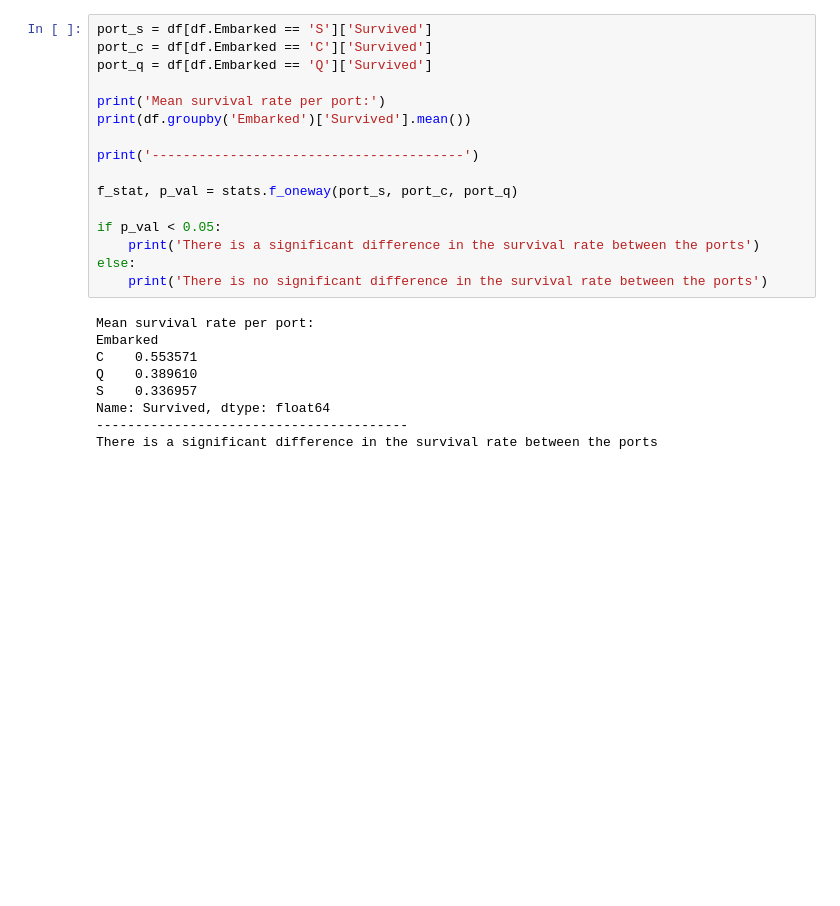
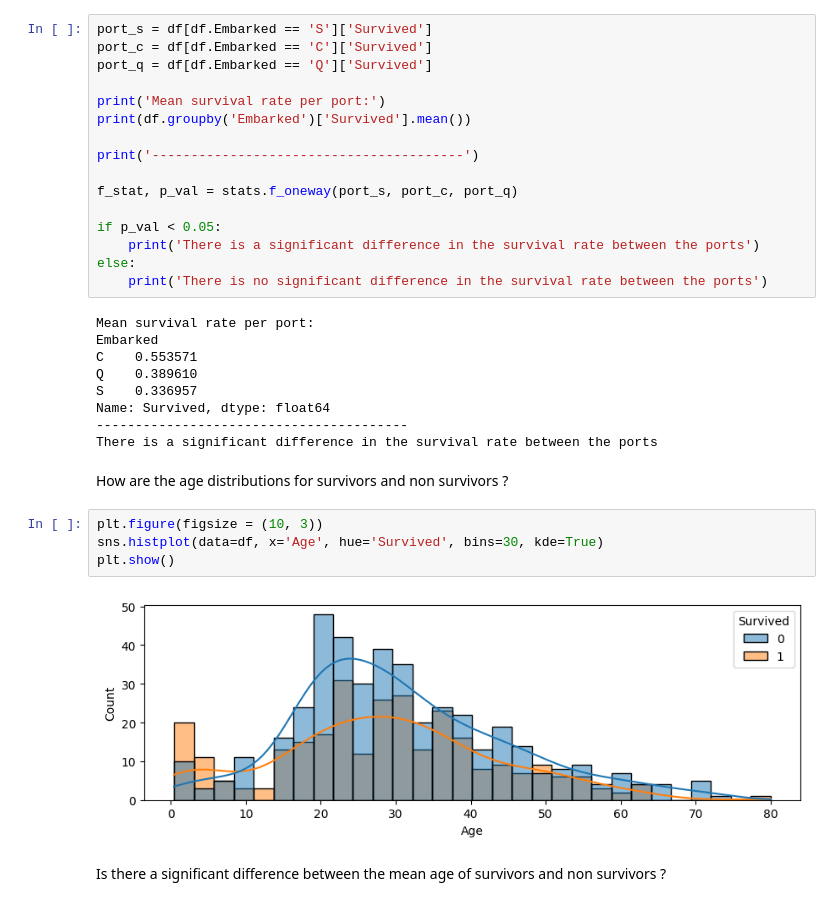
Before and after one commit to NikhielR108/Titanic-ML-App, a Jupyter notebook: Notebooks/Exploratory_analysis.ipynb, the cells around one changed output. Saved outputs shown, nothing was run; the diff lists cells and outputs as text; blank space fills up the shorter version.

```diff
--- a/Notebooks/Exploratory_analysis.ipynb
+++ b/Notebooks/Exploratory_analysis.ipynb
@@ -149,3 +149,13 @@ S    0.336957
 Name: Survived, dtype: float64
 ----------------------------------------
 There is a significant difference in the survival rate between the ports
+# %% [markdown]
+How are the age distributions for survivors and non survivors ?
+# %%
+plt.figure(figsize = (10, 3))
+sns.histplot(data=df, x='Age', hue='Survived', bins=30, kde=True)
+plt.show()
+# %% [output]
+[figure, added]
+# %% [markdown]
+Is there a significant difference between the mean age of survivors and non survivors ?
```
Also changed, not shown: parts of 1 cell of this notebook.
